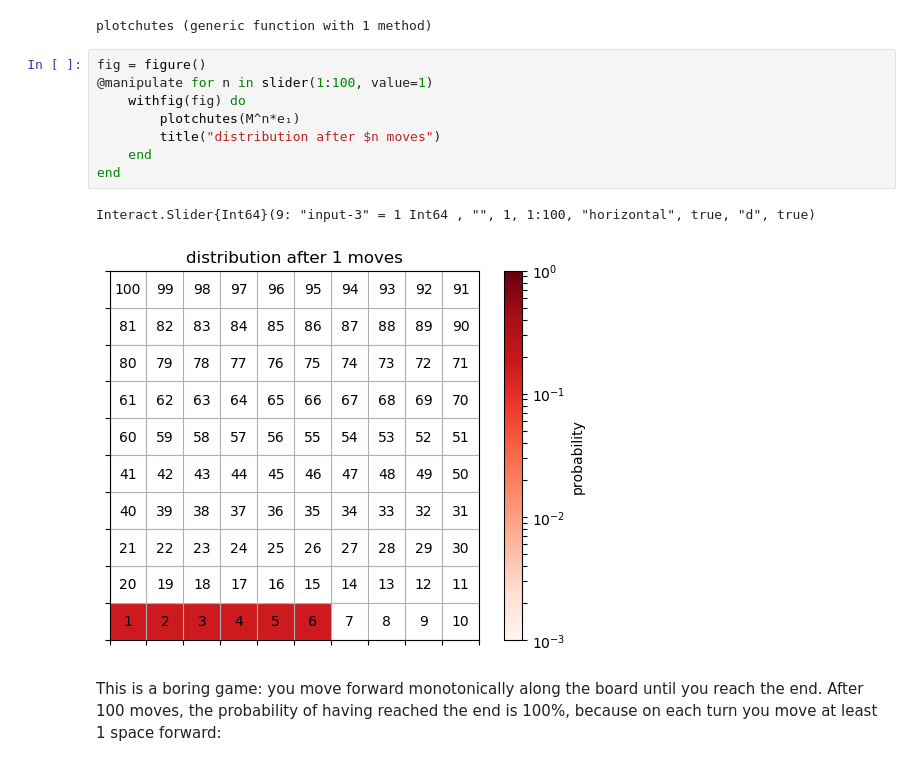
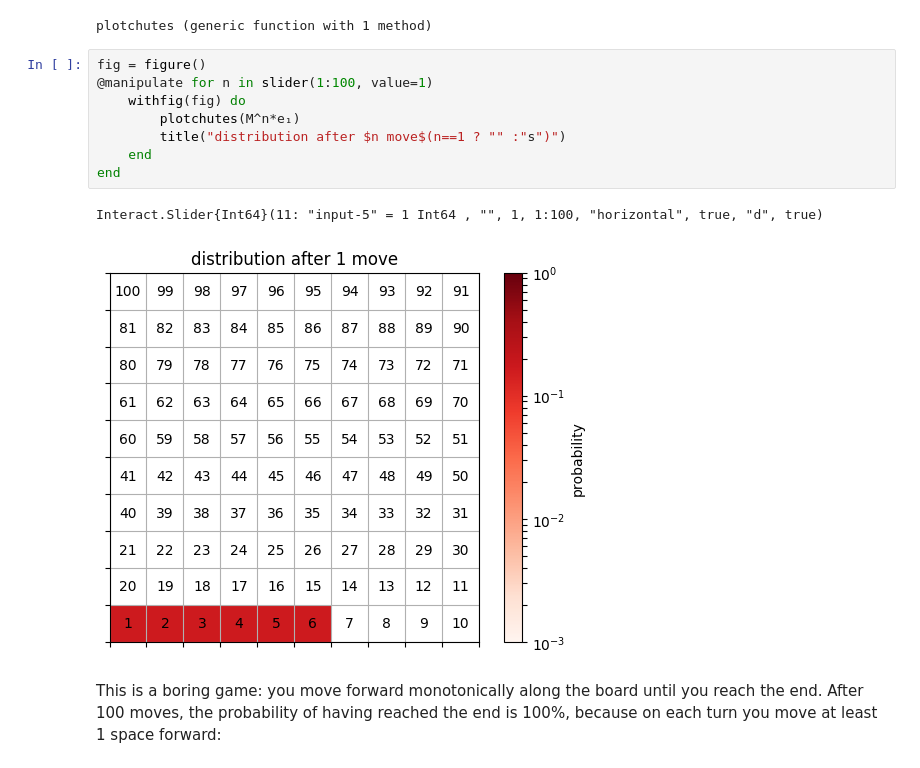
Before and after one commit to mitmath/1806, a Jupyter notebook: lectures/Chutes-and-Ladders.ipynb, the cells around one changed output. Cells and saved outputs as stored; diff of their text form.

```diff
--- a/lectures/Chutes-and-Ladders.ipynb
+++ b/lectures/Chutes-and-Ladders.ipynb
@@ -210,14 +205,14 @@ plotchutes (generic function with 1 method)
 # %%
 fig = figure()
 @manipulate for n in slider(1:100, value=1)
     withfig(fig) do
         plotchutes(M^n*e₁)
-        title("distribution after $n moves")
+        title("distribution after $n move$(n==1 ? "" :"s")")
     end
 end
 # %% [output]
-Interact.Slider{Int64}(9: "input-3" = 1 Int64 , "", 1, 1:100, "horizontal", true, "d", true)
+Interact.Slider{Int64}(11: "input-5" = 1 Int64 , "", 1, 1:100, "horizontal", true, "d", true)
-[figure, old version]
+[figure, new version]
 # %% [markdown]
 This is a boring game: you move forward monotonically along the board until you reach the end.  After 100 moves, the probability of having reached the end is 100%, because on each turn you move at least 1 space forward:
 # %%
```
Also changed, not shown: parts of 2 cells of this notebook, 1 other file.
